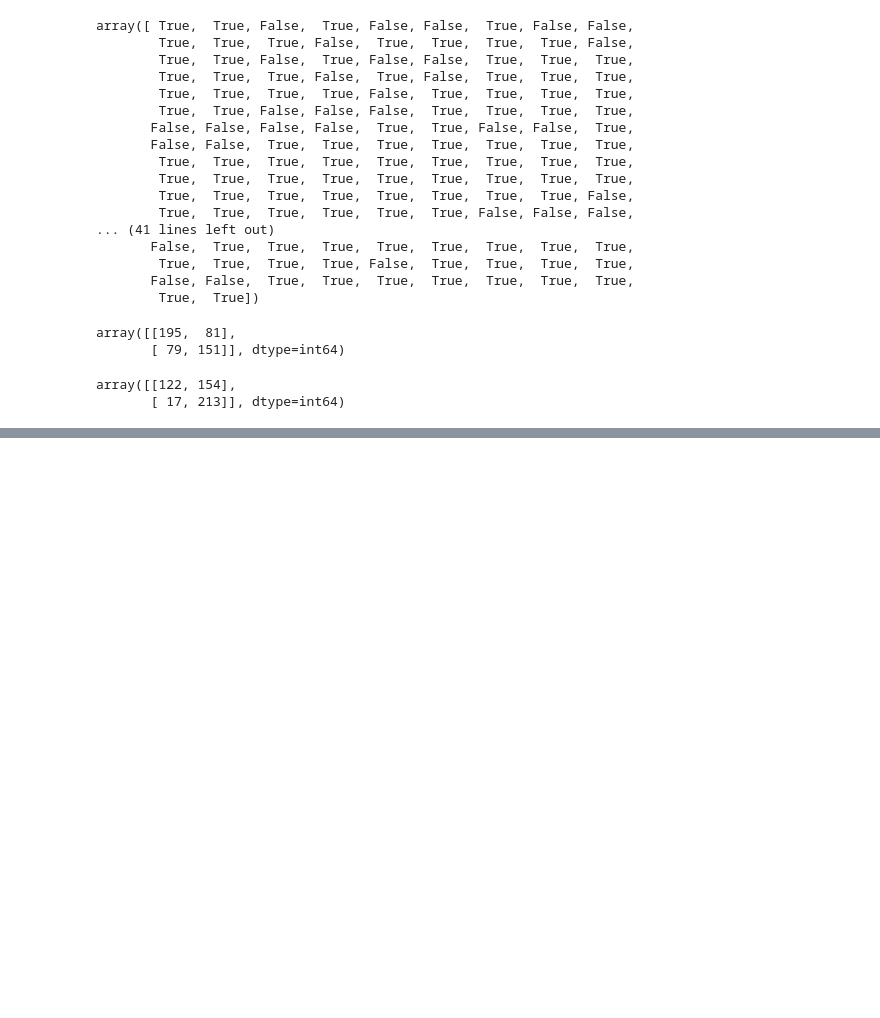
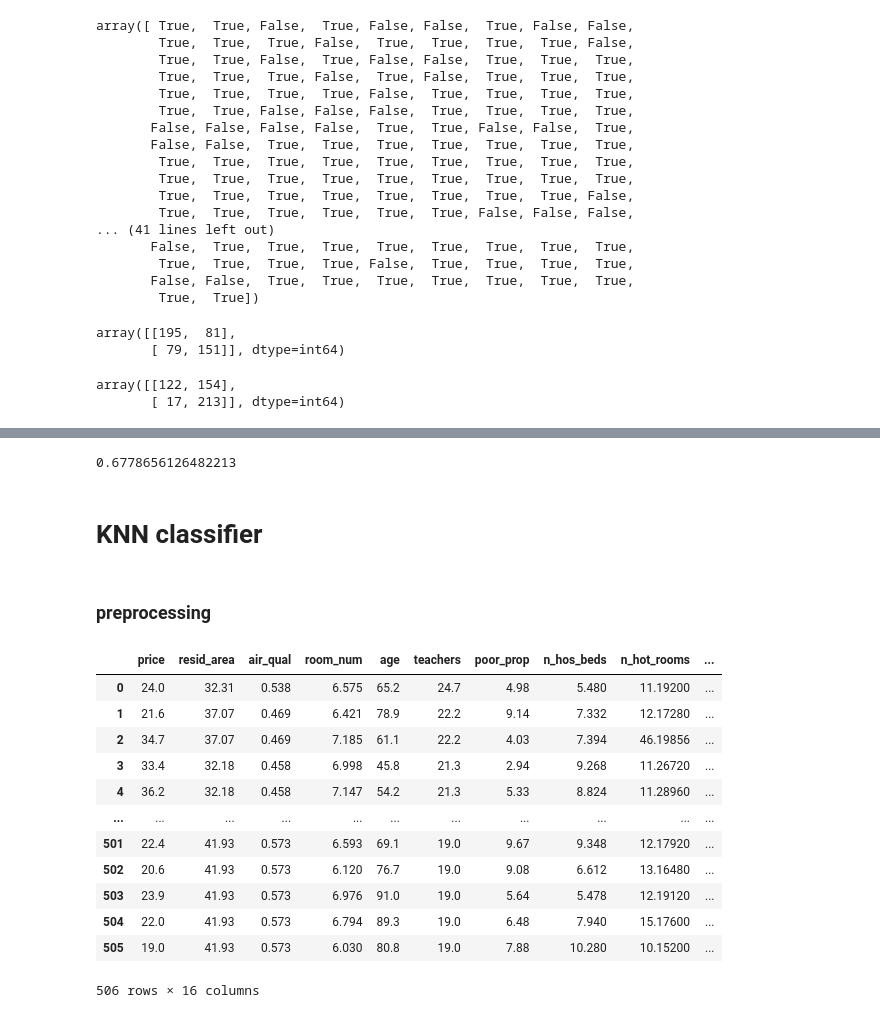
Before and after one commit to CodeCraftsmanSandeep/AI, a Jupyter notebook: course1/stage6/code.ipynb, the cells around one changed output, grey strips where cells are left out. Saved outputs shown, nothing was run; the diff lists cells and outputs as text; code cells hidden in the pictures; blank space fills up the shorter version.

```diff
--- a/course1/stage6/code.ipynb
+++ b/course1/stage6/code.ipynb
@@ -265,0 +292,3 @@ array([[122, 154],
+# %%
+clf_lda = LinearDiscriminantAnalysis()
+clf_lda.fit(X, y)
@@ -265,0 +330,8 @@ array([[122, 154],
+# %%
+(192 + 151) / (192 + 151 + 84 + 79)
+# %% [output]
+0.6778656126482213
+# %% [markdown]
+# KNN classifier
+# %% [markdown]
+### preprocessing
@@ -265,0 +343,16 @@ array([[122, 154],
+# %%
+X
+# %% [output]
+|  | price | resid_area | air_qual | room_num | age | teachers | poor_prop | n_hos_beds | n_hot_rooms | ... |
+| 0 | 24.0 | 32.31 | 0.538 | 6.575 | 65.2 | 24.7 | 4.98 | 5.480 | 11.19200 | ... |
+| 1 | 21.6 | 37.07 | 0.469 | 6.421 | 78.9 | 22.2 | 9.14 | 7.332 | 12.17280 | ... |
+| 2 | 34.7 | 37.07 | 0.469 | 7.185 | 61.1 | 22.2 | 4.03 | 7.394 | 46.19856 | ... |
+| 3 | 33.4 | 32.18 | 0.458 | 6.998 | 45.8 | 21.3 | 2.94 | 9.268 | 11.26720 | ... |
+| 4 | 36.2 | 32.18 | 0.458 | 7.147 | 54.2 | 21.3 | 5.33 | 8.824 | 11.28960 | ... |
+| ... | ... | ... | ... | ... | ... | ... | ... | ... | ... | ... |
+| 501 | 22.4 | 41.93 | 0.573 | 6.593 | 69.1 | 19.0 | 9.67 | 9.348 | 12.17920 | ... |
+| 502 | 20.6 | 41.93 | 0.573 | 6.120 | 76.7 | 19.0 | 9.08 | 6.612 | 13.16480 | ... |
+| 503 | 23.9 | 41.93 | 0.573 | 6.976 | 91.0 | 19.0 | 5.64 | 5.478 | 12.19120 | ... |
+| 504 | 22.0 | 41.93 | 0.573 | 6.794 | 89.3 | 19.0 | 6.48 | 7.940 | 15.17600 | ... |
+| 505 | 19.0 | 41.93 | 0.573 | 6.030 | 80.8 | 19.0 | 7.88 | 10.280 | 10.15200 | ... |
+506 rows × 16 columns
```
Also changed, not shown: parts of 49 cells of this notebook, 8 other files.
